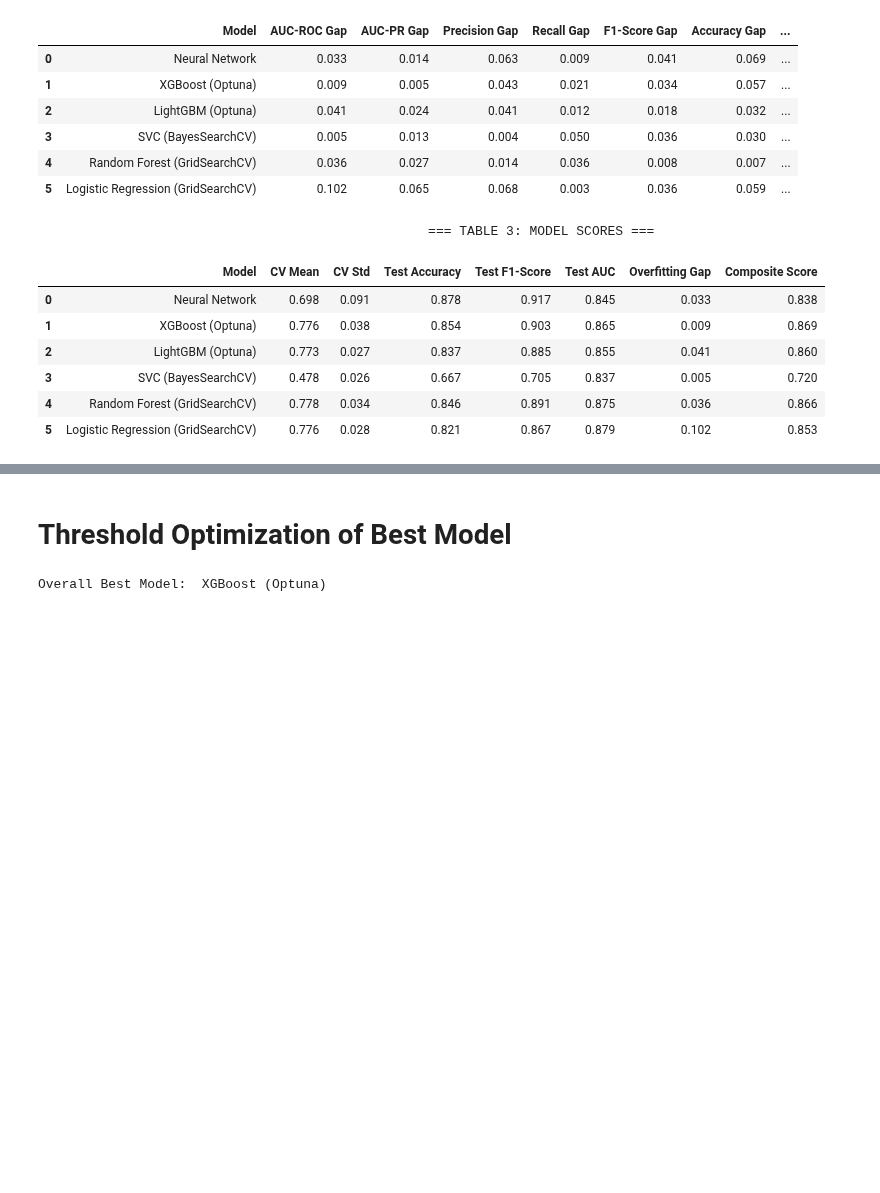
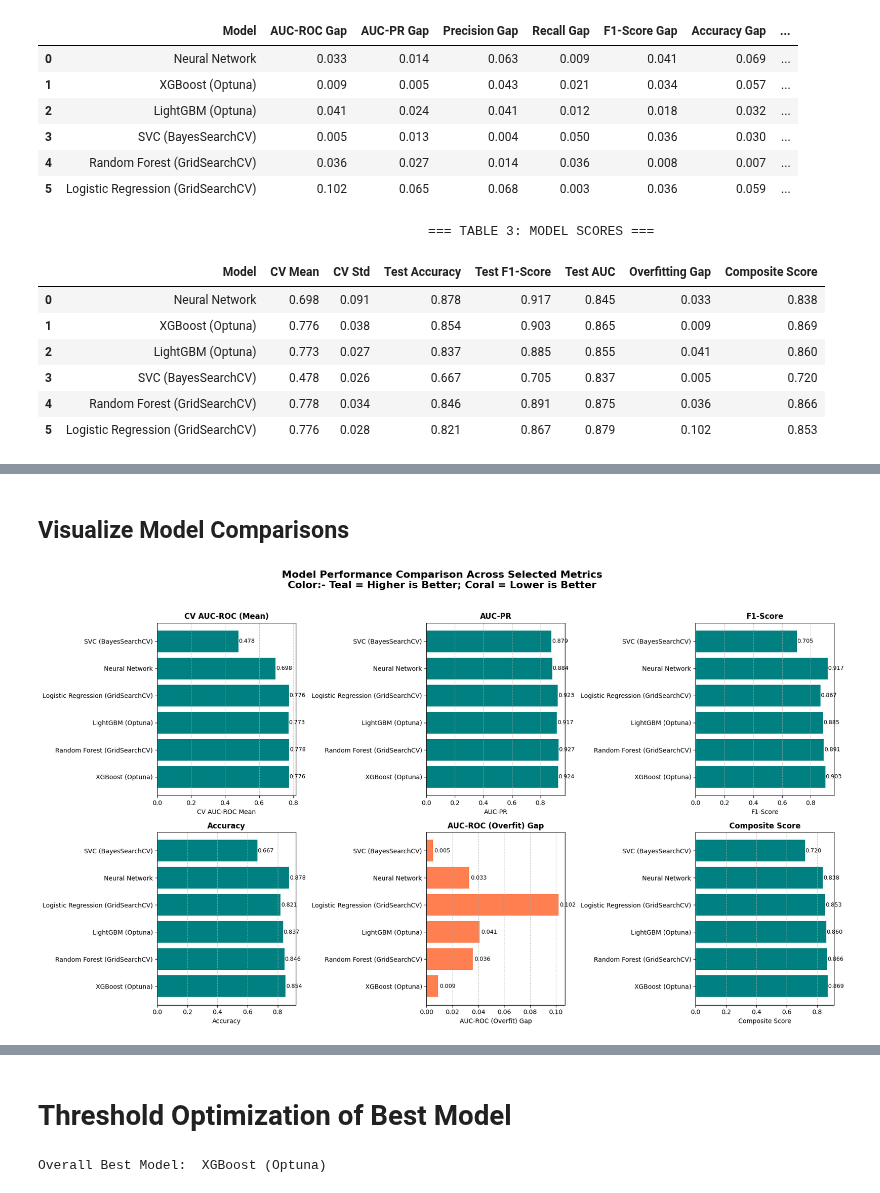
Before and after one commit to tshihab07/Intelligent-Loan-Approval-Prediction-System, a Jupyter notebook: notebookes/model_SelectionAndAnalysis.ipynb, the cells around one changed output, grey strips where cells are left out. Drawn from its saved outputs; the diff is of its cells as text; code cells hidden in the pictures; blank space fills up the shorter version.

Commit message:
feat: visualize model comparisons across key metrics

```diff
--- a/notebookes/model_SelectionAndAnalysis.ipynb
+++ b/notebookes/model_SelectionAndAnalysis.ipynb
@@ -148,3 +160,74 @@ display(model_ranking)
 | 3 | Logistic Regression (GridSearchCV) | 0.879 | 0.923 | 0.878 | 0.857 | 0.867 | 0.821 | 0.776 | 0.028 | ... |
 | 4 | Neural Network | 0.845 | 0.884 | 0.856 | 0.988 | 0.917 | 0.878 | 0.698 | 0.091 | ... |
 | 5 | SVC (BayesSearchCV) | 0.837 | 0.879 | 0.891 | 0.583 | 0.705 | 0.667 | 0.478 | 0.026 | ... |
+# %% [markdown]
+## Visualize Model Comparisons
+# %%
+""" Performance Bar Chart """
+
+# metrics and titles for box plots
+metrics = [
+    'CV AUC-ROC Mean',
+    'AUC-PR',
+    'F1-Score',
+    'Accuracy',
+    'AUC-ROC (Overfit) Gap',
+    'Composite Score'
+]
+
+titles = [
+    'CV AUC-ROC (Mean)',
+    'AUC-PR',
+    'F1-Score',
+    'Accuracy',
+    'AUC-ROC (Overfit) Gap',
+    'Composite Score'
+]
+
+# Number of metrics to plot
+n_metrics = len(metrics)
+rows = 2
+cols = 3
+
+fig, axes = plt.subplots(rows, cols, figsize=(18, 10))
+axes = axes.flatten()  # Flatten for easy indexing
+
+for i, metric in enumerate(metrics):
+    ax = axes[i]
+
+    # Get values for this metric
+    values = model_ranking[metric].values
+
+    # Choose color based on metric (higher = better except Overfit Gap)
+    if metric == 'AUC-ROC (Overfit) Gap':
+        color = 'coral'  # Lower is better
+    else:
+        color = 'teal'   # Higher is better
+
+    # Create horizontal bar plot
+    bars = ax.barh(model_ranking['Model'], values, color=color)
+
+    # Set title and labels
+    ax.set_title(titles[i], fontsize=12, fontweight='bold')
+    ax.set_xlabel(metric)
+    ax.grid(axis='x', linestyle='--', alpha=0.7)
+
+    # Annotate bars with values
+    for j, v in enumerate(values):
+        if pd.isna(v):
+            ax.text(0.001, j, "N/A", va='center', fontsize=9, ha='left')
+        else:
+            text_x = v + 0.001 if v >= 0 else v - 0.001
+            ha = 'left' if v >= 0 else 'right'
+            ax.text(text_x, j, f"{v:.3f}", va='center', fontsize=9, ha=ha)
+
+# Hide any unused subplots (if any)
+for j in range(i + 1, len(axes)):
+    fig.delaxes(axes[j])
+
+# Add overall title and adjust layout
+plt.suptitle("Model Performance Comparison Across Selected Metrics\nColor:- Teal = Higher is Better; Coral = Lower is Better", fontsize=16, fontweight='bold', y=1.02)
+plt.tight_layout()
+plt.show()
+# %% [output]
+[figure, added]
```
Also changed, not shown: parts of 12 cells of this notebook.
